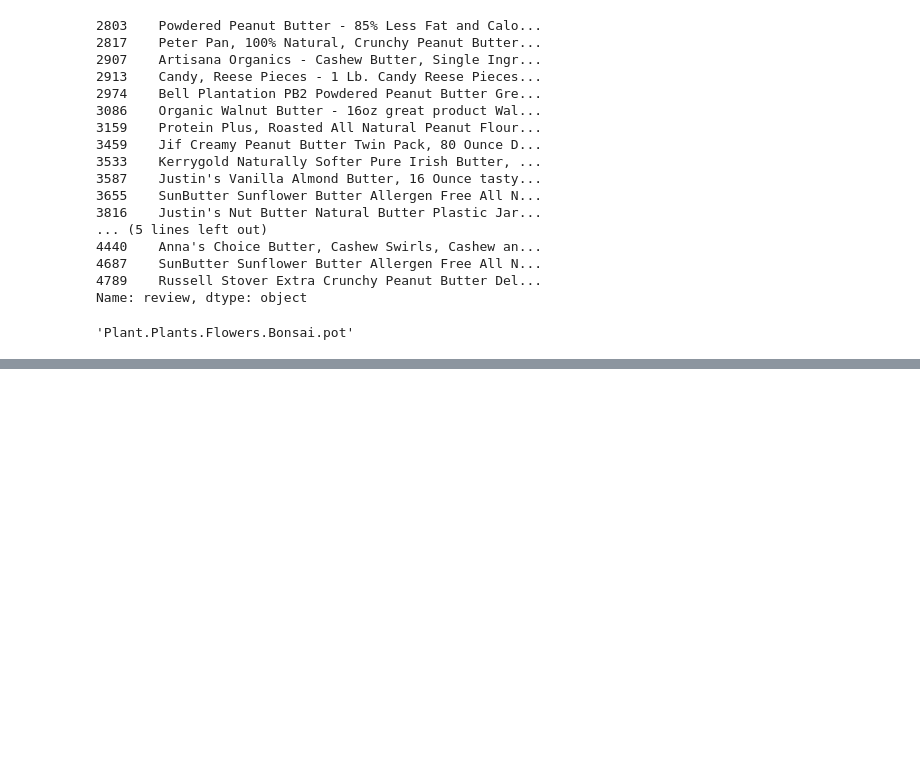
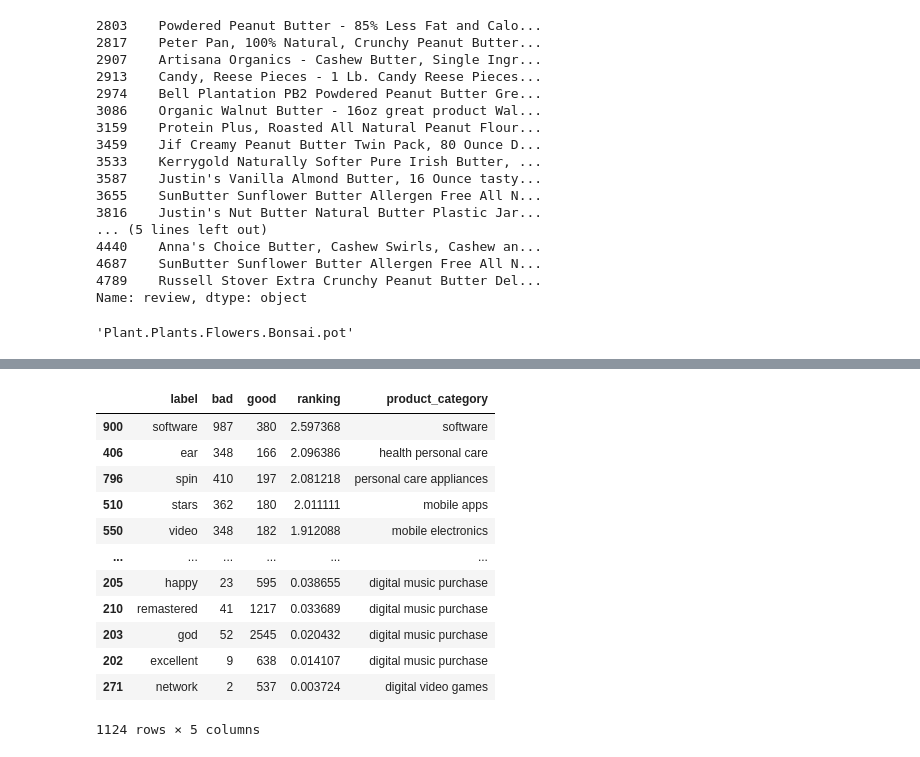
Before and after one commit to yksnilowyrahcaz/Product_Reviews_Analysis, a Jupyter notebook: nlp.ipynb, the cells around one changed output, grey strips where cells are left out. Drawn from its saved outputs; the diff is of its cells as text; code cells hidden in the pictures; blank space fills up the shorter version.

```diff
--- a/nlp.ipynb
+++ b/nlp.ipynb
@@ -379,0 +444,16 @@ Name: review, dtype: object
+# %%
+def get_rankings(file):
+    df = pd.read_parquet(f'labeled_samples/{file}')
+    bad = df[df.star_rating <= 3].label.value_counts()
+    good = df[df.star_rating > 3].label.value_counts()
+    df = pd.concat([bad.sort_index(), good.sort_index()], axis=1).reset_index()
+    df.columns = 'label','bad','good'
+    df['ranking'] = df.bad/df.good
+    df['product_category'] = file.replace('_labeled_sample.parquet','').replace('_',' ')
+    return df
+# %%
+dfs = [dask.delayed(get_rankings)(file) for file in files]
+# %%
+x = dask.delayed(dfs).compute()
+# %%
+df = pd.concat(x).reset_index(drop=True)
@@ -379,0 +462,16 @@ Name: review, dtype: object
+# %%
+df.sort_values('ranking', ascending=False)
+# %% [output]
+|  | label | bad | good | ranking | product_category |
+| 900 | software | 987 | 380 | 2.597368 | software |
+| 406 | ear | 348 | 166 | 2.096386 | health personal care |
+| 796 | spin | 410 | 197 | 2.081218 | personal care appliances |
+| 510 | stars | 362 | 180 | 2.011111 | mobile apps |
+| 550 | video | 348 | 182 | 1.912088 | mobile electronics |
+| ... | ... | ... | ... | ... | ... |
+| 205 | happy | 23 | 595 | 0.038655 | digital music purchase |
+| 210 | remastered | 41 | 1217 | 0.033689 | digital music purchase |
+| 203 | god | 52 | 2545 | 0.020432 | digital music purchase |
+| 202 | excellent | 9 | 638 | 0.014107 | digital music purchase |
+| 271 | network | 2 | 537 | 0.003724 | digital video games |
+1124 rows × 5 columns
```
Also changed, not shown: parts of 15 cells of this notebook, 5 other files.
